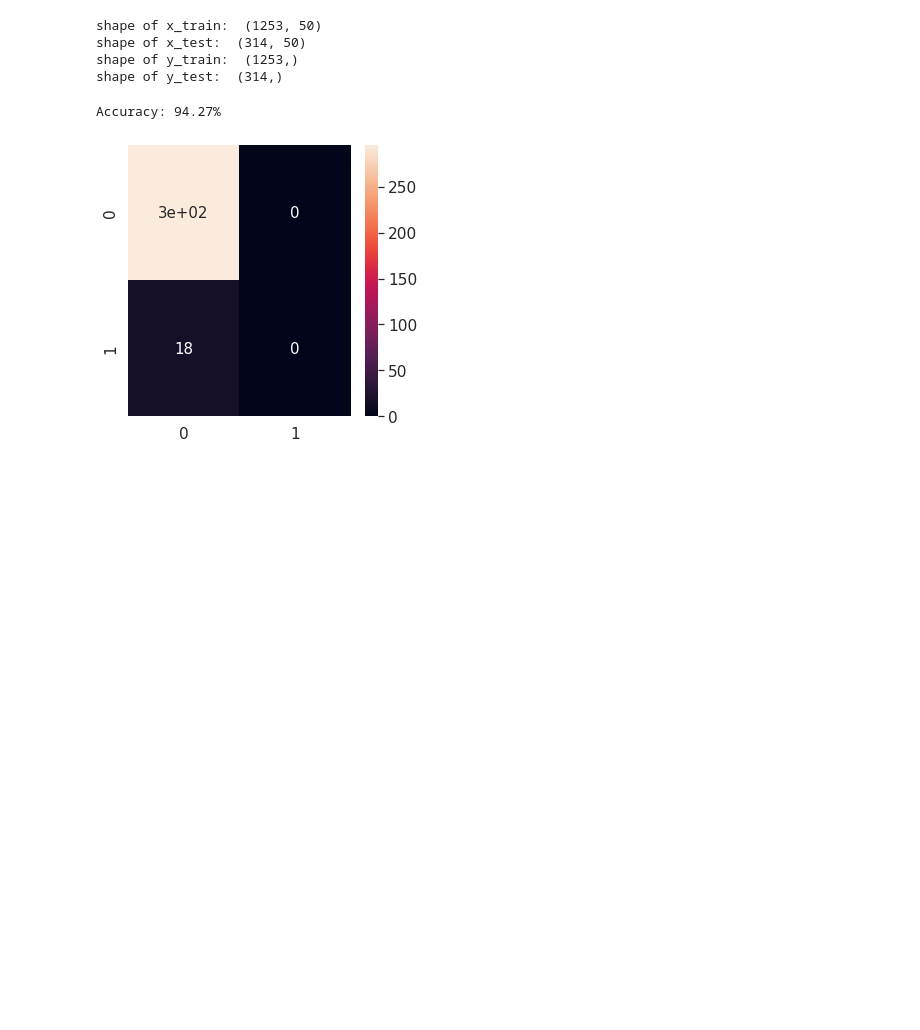
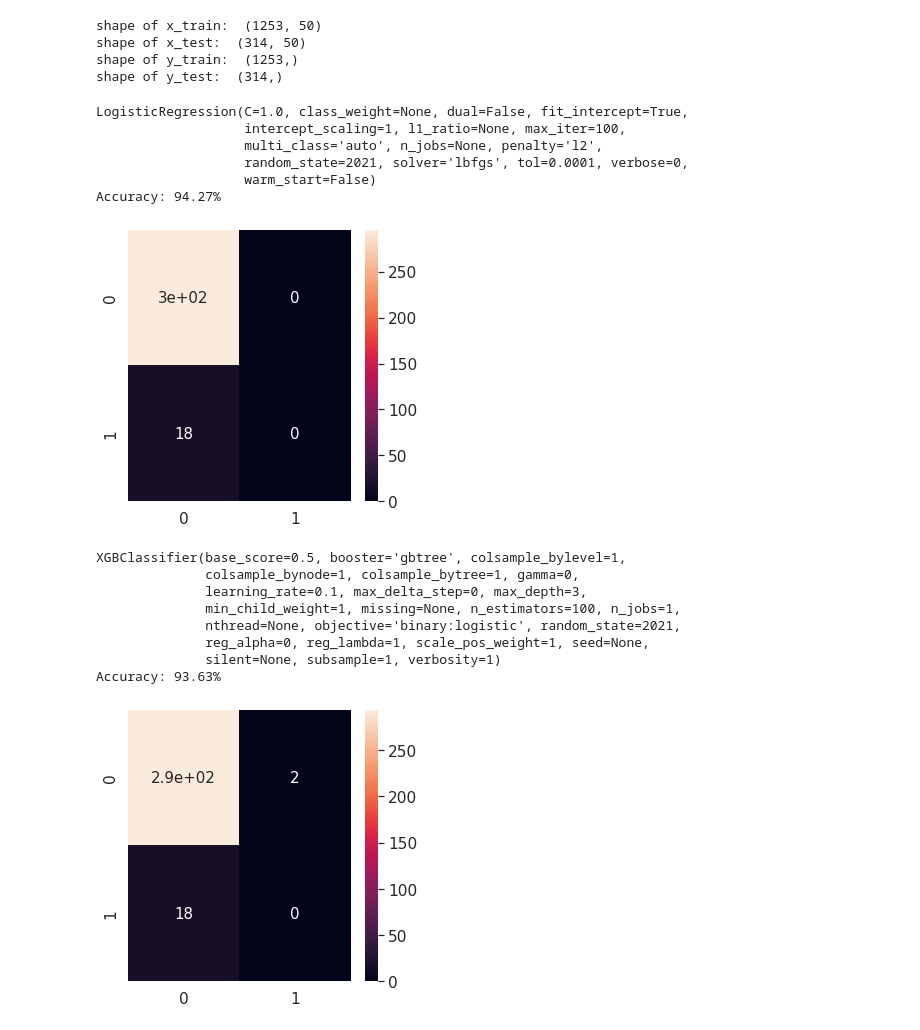
Before and after one commit to nanunzoey/data-science-portfolio, a Jupyter notebook: semiconductor_manufacturing_anomaly_detection.ipynb, the cells around one changed output. Cells and saved outputs as stored; diff of their text form; code cells hidden in the pictures; blank space fills up the shorter version.

```diff
--- a/semiconductor_manufacturing_anomaly_detection.ipynb
+++ b/semiconductor_manufacturing_anomaly_detection.ipynb
@@ -525,6 +527,8 @@ pca_model = LogisticRegression(random_state=2021)
 # %%
-pca_model.fit(x_train, y_train)
-y_pred = pca_model.predict(x_test)
+pca_lr_model = LogisticRegression(random_state=2021)
+
+pca_lr_model.fit(x_train, y_train)
+y_pred = pca_lr_model.predict(x_test)
 # %%
 def evaluate_model(model, y_test, y_pred):
   cm = confusion_matrix(y_test, y_pred)
@@ -563,8 +587,32 @@ ae_model = LogisticRegression(random_state=2021)
 # %%
-ae_model.fit(x_train, y_train)
-y_pred = ae_model.predict(x_test)
+ae_lr_model = LogisticRegression(random_state=2021)
+
+ae_lr_model.fit(x_train, y_train)
+y_pred = ae_lr_model.predict(x_test)
 # %%
-evaluate_model(ae_model, y_test, y_pred)
+evaluate_model(ae_lr_model, y_test, y_pred)
 # %% [output]
+LogisticRegression(C=1.0, class_weight=None, dual=False, fit_intercept=True,
+                   intercept_scaling=1, l1_ratio=None, max_iter=100,
+                   multi_class='auto', n_jobs=None, penalty='l2',
+                   random_state=2021, solver='lbfgs', tol=0.0001, verbose=0,
+                   warm_start=False)
 Accuracy: 94.27%
 [figure]
+# %%
+au_xb_model = XGBClassifier(random_state=2021)
+
+au_xb_model.fit(x_train, y_train)
+y_pred = au_xb_model.predict(x_test)
+# %%
+evaluate_model(au_xb_model, y_test, y_pred)
+# %% [output]
+XGBClassifier(base_score=0.5, booster='gbtree', colsample_bylevel=1,
+              colsample_bynode=1, colsample_bytree=1, gamma=0,
+              learning_rate=0.1, max_delta_step=0, max_depth=3,
+              min_child_weight=1, missing=None, n_estimators=100, n_jobs=1,
+              nthread=None, objective='binary:logistic', random_state=2021,
+              reg_alpha=0, reg_lambda=1, scale_pos_weight=1, seed=None,
+              silent=None, subsample=1, verbosity=1)
+Accuracy: 93.63%
+[figure, added]
```
Also changed, not shown: parts of 10 cells of this notebook.
